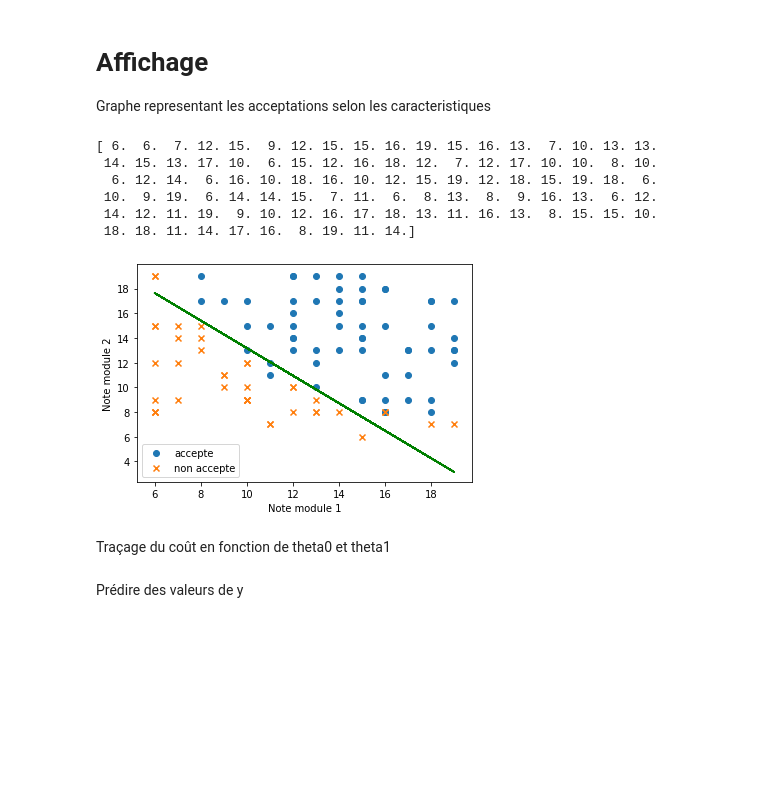
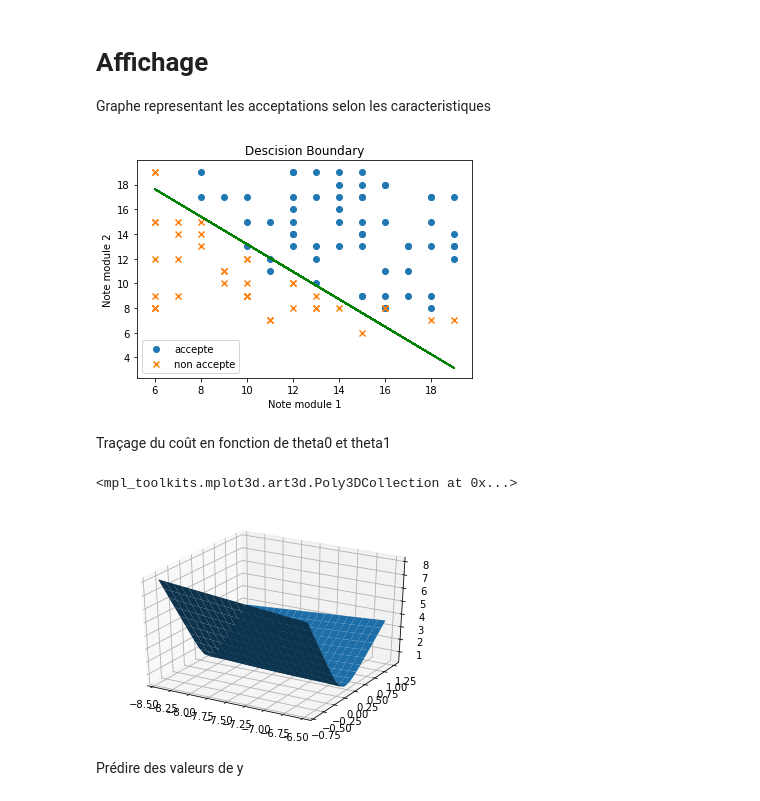
Before and after one commit to imadBO/AARN, a Jupyter notebook: TP3/TP 3 regression.ipynb, the cells around one changed output. Cells and saved outputs as stored; diff of their text form; code cells hidden in the pictures; blank space fills up the shorter version.

```diff
--- a/TP3/TP 3 regression.ipynb
+++ b/TP3/TP 3 regression.ipynb
@@ -81,6 +84,7 @@ def costGradient(X,y,h_theta):
     return gradient # Return the cost gradient which will be used to optimize the theta values.
 
 def gradientDescent(X, y, theta, alpha, iterations):
+    epsilon = 1e-9
     # The gradient descent is used to optimize theta values (model parameters "intercept and slope").
     modalSettings = np.array([]) # An array which is going to be used to contain the costs.
     # To repeat the steps of gradient descent algorithm until we reach the maximum number of iterations or ....
@@ -95,7 +99,10 @@ def gradientDescent(X, y, theta, alpha, iterations):
         # To calculate the new theta values ( optimized parameters ).
         theta = theta.transpose() - (alpha * cost_gradient)
         theta = theta.transpose()
-    modalSettings = modalSettings.reshape((iterations,theta.shape[0]+1)) # To form a 2D array where each line i contains theta and the cost of the i-th iterration.
+        # To quit the loop if the gradient is less than epsilon.
+        if np.absolute(cost_gradient.mean()) < epsilon:
+            break;
+    modalSettings = modalSettings.reshape((i+1,theta.shape[0]+1)) # To form a 2D array where each line i contains theta and the cost of the i-th iterration.
     return (theta, modalSettings) # To return the parameters of the model which fits better the dataset and the costs of the different models.
 # %% [markdown]
 # Descente du Gradient : Appel des fonctions
@@ -153,32 +160,51 @@ Notons que $\theta^T  x$ est équivalent à $X  \theta $ où $X= \begin{pmatrix}
 # %% [markdown]
 # Dessin de la limite de decision (Descision Boundary)
 Dans cette partie, nous aimerions dessiner la ligne separatrice d nos données
-# %%
-def drawLine(X, theta2):
-    print(X[:,1])
-    yline = -((theta2[0]+ theta2[1]*X[:,1])/theta2[2])
-    plt.plot(X[:,1], yline, c = 'g')
+# %%
+def drawLine(X, theta2, title=""):
+    plt.scatter(X[np.where(y==1),1],X[np.where(y==1),2], label="accepte",marker ='o')
+    plt.scatter(X[np.where(y==0),1],X[np.where(y==0),2], label="non accepte",marker ='x')
+    yline = -((theta2[0]+ theta2[1]*X[:,1])/theta2[2])
+    plt.plot(X[:,1], yline, c = 'g')
+    plt.xlabel('Note module 1')
+    plt.ylabel('Note module 2')
+    plt.title(title)
+    plt.legend()
+    plt.show()
 # %% [markdown]
 # Affichage
 Graphe representant les acceptations selon les caracteristiques
 # %%
-plt.scatter(X[np.where(y==1),1],X[np.where(y==1),2], label="accepte",marker ='o')
-plt.scatter(X[np.where(y==0),1],X[np.where(y==0),2], label="non accepte",marker ='x')
-drawLine(X, theta)
-plt.xlabel('Note module 1')
-plt.ylabel('Note module 2')
-plt.legend()
-plt.show()
+# plt.scatter(X[np.where(y==1),1],X[np.where(y==1),2], label="accepte",marker ='o')
+# plt.scatter(X[np.where(y==0),1],X[np.where(y==0),2], label="non accepte",marker ='x')
+drawLine(X, theta, "Descision Boundary")
+# plt.xlabel('Note module 1')
+# plt.ylabel('Note module 2')
+# plt.legend()
+# plt.show()
 # %% [output]
-[ 6.  6.  7. 12. 15.  9. 12. 15. 15. 16. 19. 15. 16. 13.  7. 10. 13. 13.
- 14. 15. 13. 17. 10.  6. 15. 12. 16. 18. 12.  7. 12. 17. 10. 10.  8. 10.
-  6. 12. 14.  6. 16. 10. 18. 16. 10. 12. 15. 19. 12. 18. 15. 19. 18.  6.
- 10.  9. 19.  6. 14. 14. 15.  7. 11.  6.  8. 13.  8.  9. 16. 13.  6. 12.
- 14. 12. 11. 19.  9. 10. 12. 16. 17. 18. 13. 11. 16. 13.  8. 15. 15. 10.
- 18. 18. 11. 14. 17. 16.  8. 19. 11. 14.]
-[figure, old version]
+[figure, new version]
 # %% [markdown]
 Traçage du coût en fonction de theta0 et theta1
+# %%
+theta_0_range, theta_1_range = np.meshgrid(np.arange(theta[0] - 1, theta[0] + 1, 0.1),
+                                           np.arange(theta[1] - 1, theta[1] + 1, 0.1))
+theta_mesh = np.expand_dims(np.stack((theta_0_range, theta_1_range), axis=-1), axis=3)
+loss = np.asarray(
+    [
+        [computeCost(X, y, np.concatenate((theta_mesh[i, j], np.expand_dims(theta[2], axis=1)), axis=0))[0]
+             for j in range(theta_mesh.shape[1])
+        ]
+        for i in range(theta_mesh.shape[0])
+    ]
+)
+
+fig = plt.figure()
+ax = fig.add_subplot(111, projection='3d')
+ax.plot_surface(theta_0_range, theta_1_range, loss)
+# %% [output]
+<mpl_toolkits.mplot3d.art3d.Poly3DCollection at 0x...>
+[figure, added]
 # %% [markdown]
 Prédire des valeurs de y
 # %%
```
Also changed, not shown: parts of 4 cells of this notebook, 2 other files.
